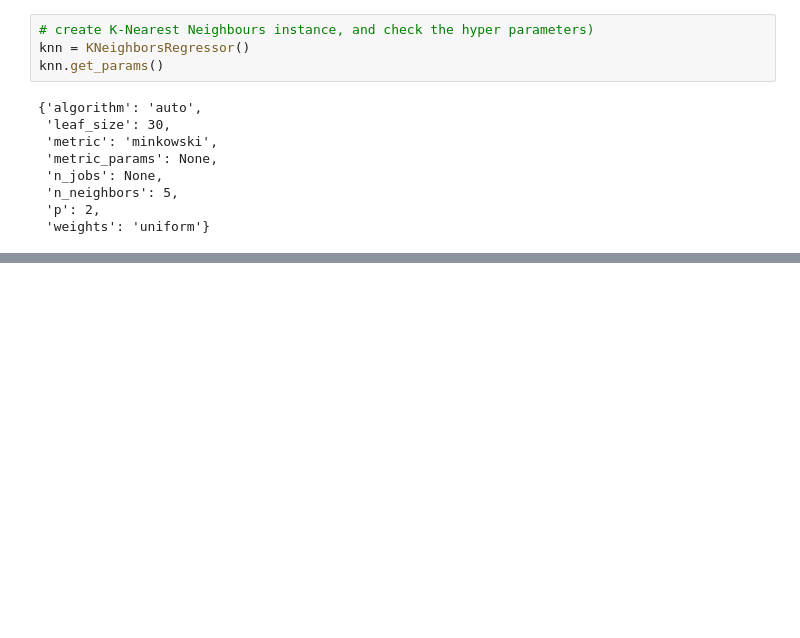
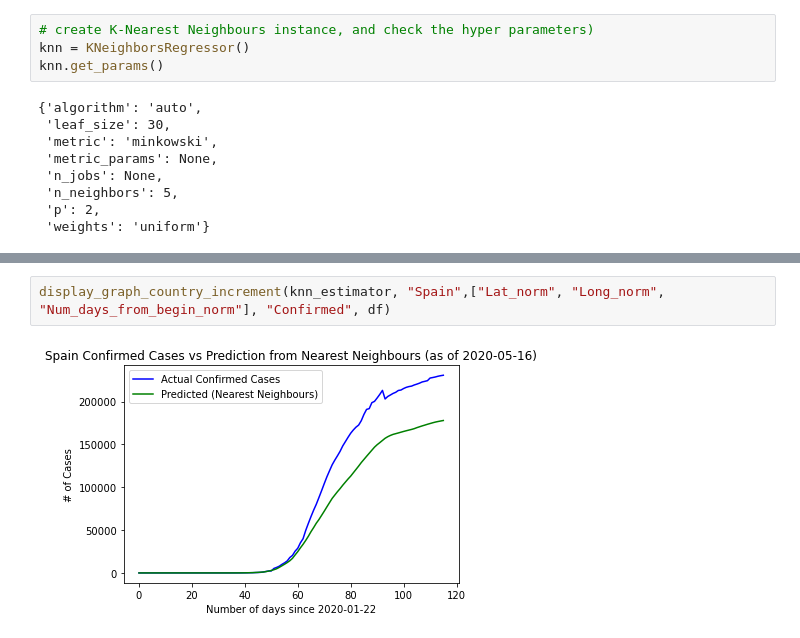
Before and after one commit to EduRibeiro00/CovidForecast-feup-iart, a Jupyter notebook: proj2/covid_analysis_knn.ipynb, the cells around one changed output, grey strips where cells are left out. Drawn from its saved outputs; the diff is of its cells as text; blank space fills up the shorter version.

```diff
--- a/proj2/covid_analysis_knn.ipynb
+++ b/proj2/covid_analysis_knn.ipynb
@@ -188,0 +204,4 @@ plt.legend()
+# %%
+display_graph_country_increment(knn_estimator, "Spain",["Lat_norm", "Long_norm", "Num_days_from_begin_norm"], "Confirmed", df)
+# %% [output]
+[figure, added]
```
Also changed, not shown: parts of 42 cells of this notebook, 1 other file.
